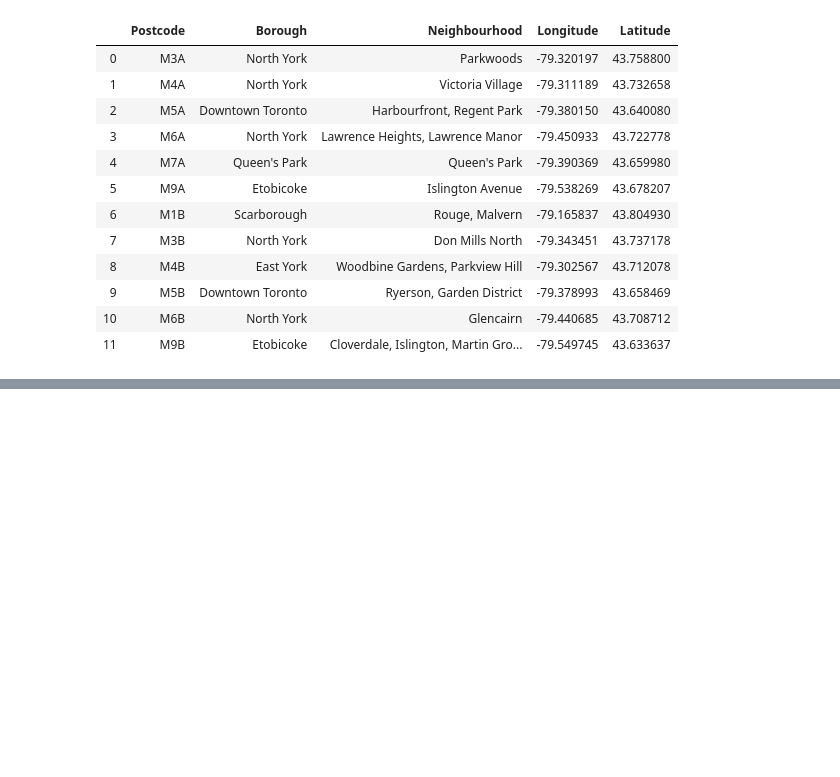
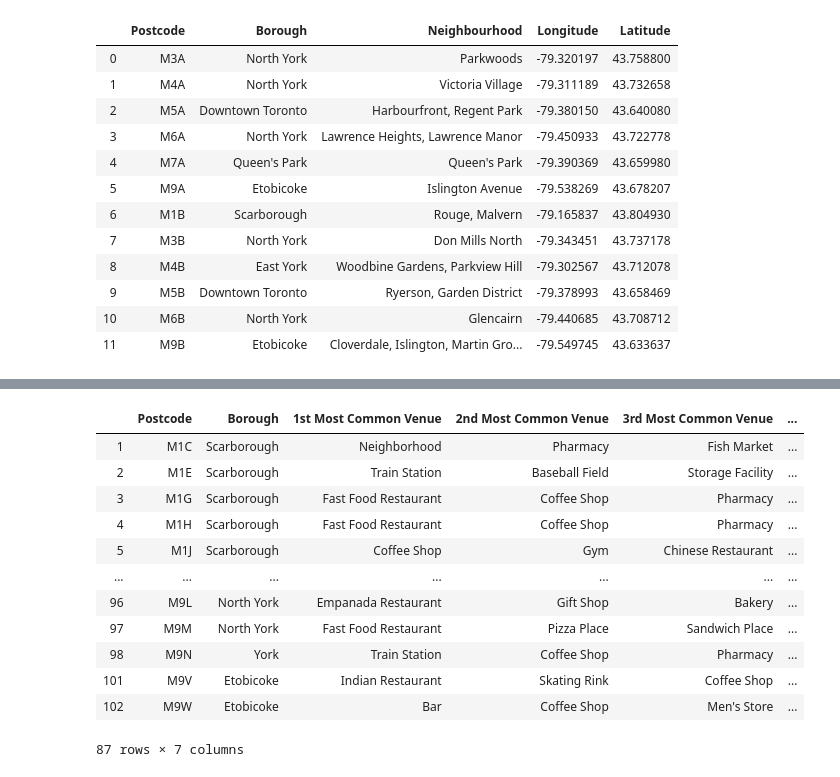
Before and after one commit to cmpear/Coursera_Capstone, a Jupyter notebook: Week3Project.ipynb, the cells around one changed output, grey strips where cells are left out. Cells and saved outputs as stored; diff of their text form; code cells hidden in the pictures; blank space fills up the shorter version.

```diff
--- a/Week3Project.ipynb
+++ b/Week3Project.ipynb
@@ -145,0 +250,16 @@ The shape of the table is: (103, 5)
+# %%
+torontoSortedVenues.loc[torontoSortedVenues['Cluster'] ==0, list(torontoSortedVenues.columns[0:2]) + list(torontoSortedVenues.columns[4:9])]
+# %% [output]
+|  | Postcode | Borough | 1st Most Common Venue | 2nd Most Common Venue | 3rd Most Common Venue | ... |
+| 1 | M1C | Scarborough | Neighborhood | Pharmacy | Fish Market | ... |
+| 2 | M1E | Scarborough | Train Station | Baseball Field | Storage Facility | ... |
+| 3 | M1G | Scarborough | Fast Food Restaurant | Coffee Shop | Pharmacy | ... |
+| 4 | M1H | Scarborough | Fast Food Restaurant | Coffee Shop | Pharmacy | ... |
+| 5 | M1J | Scarborough | Coffee Shop | Gym | Chinese Restaurant | ... |
+| ... | ... | ... | ... | ... | ... | ... |
+| 96 | M9L | North York | Empanada Restaurant | Gift Shop | Bakery | ... |
+| 97 | M9M | North York | Fast Food Restaurant | Pizza Place | Sandwich Place | ... |
+| 98 | M9N | York | Train Station | Coffee Shop | Pharmacy | ... |
+| 101 | M9V | Etobicoke | Indian Restaurant | Skating Rink | Coffee Shop | ... |
+| 102 | M9W | Etobicoke | Bar | Coffee Shop | Men's Store | ... |
+87 rows × 7 columns
```
Also changed, not shown: parts of 27 cells of this notebook.
